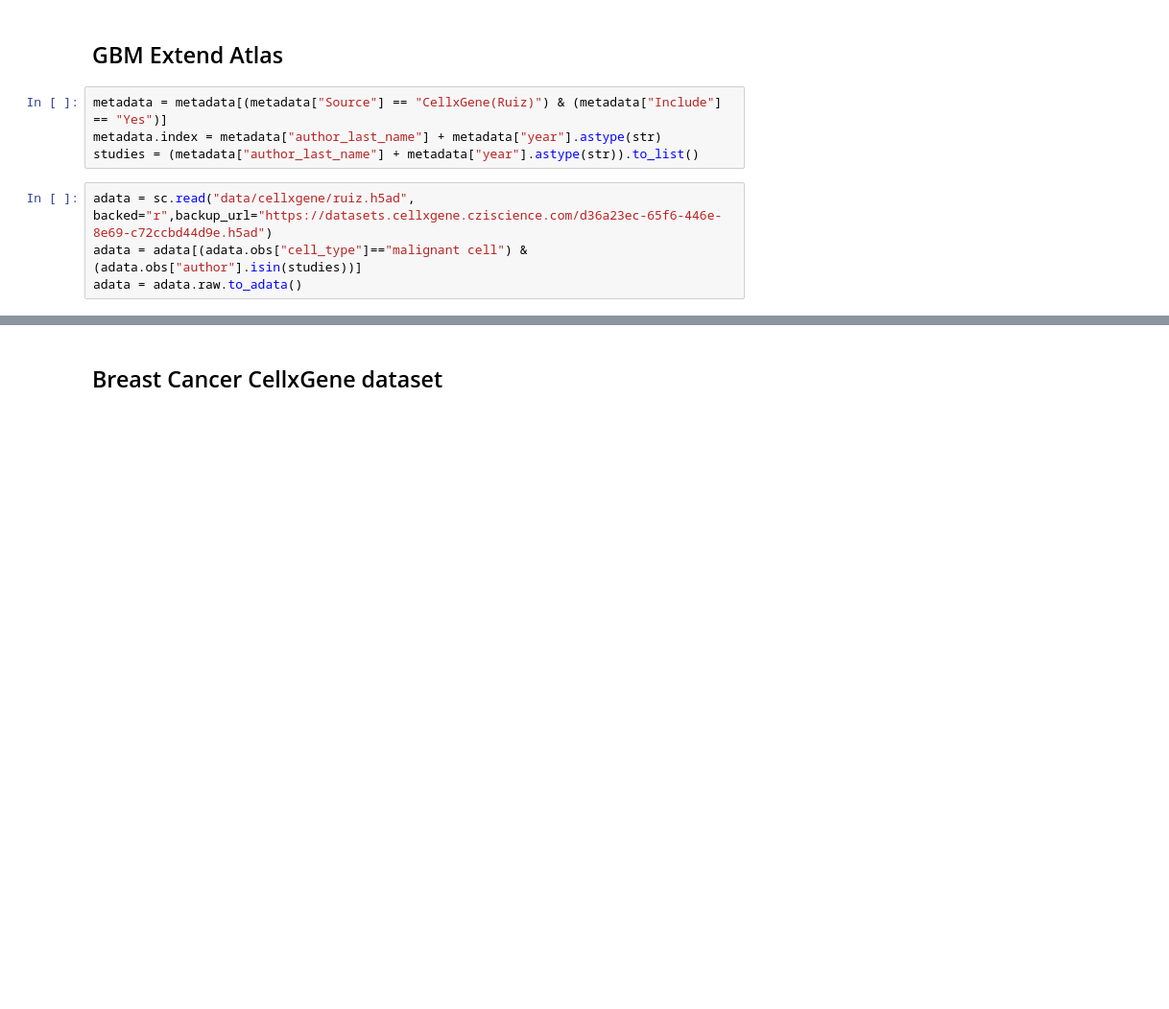
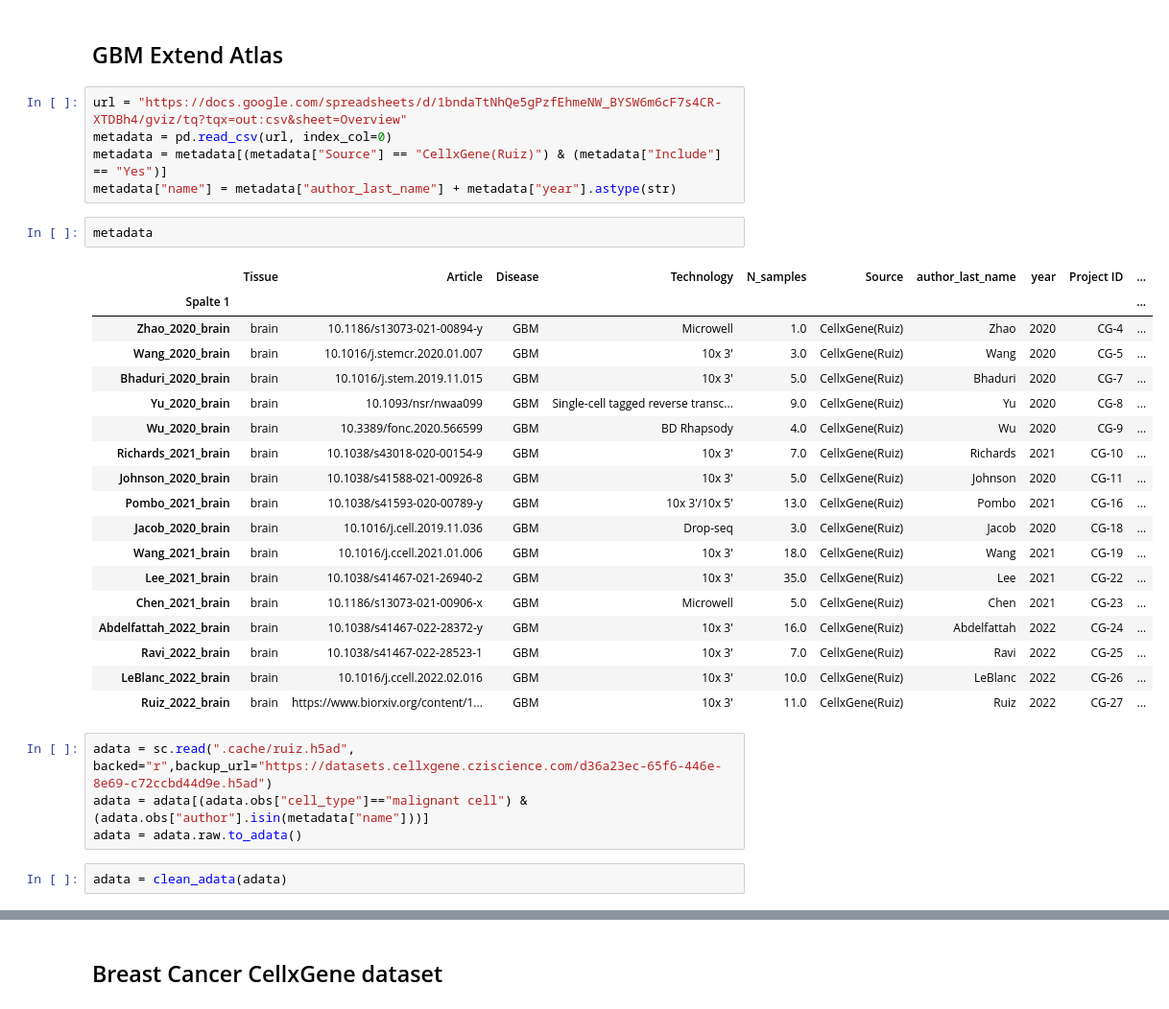
Before and after one commit to BoevaLab/CancerFoundation, a Jupyter notebook: training_data/cellxgene.ipynb, the cells around one changed output, grey strips where cells are left out. Shown at 96% size. Cells and saved outputs as stored; diff of their text form; blank space fills up the shorter version.

Commit message:
Updated pretraining data generation

```diff
--- a/training_data/cellxgene.ipynb
+++ b/training_data/cellxgene.ipynb
@@ -23,10 +24,34 @@ metadata = pd.read_csv("study_overview.csv", index_col=0)
 # %% [markdown]
 ## GBM Extend Atlas
 # %%
+url = "https://docs.google.com/spreadsheets/d/1bndaTtNhQe5gPzfEhmeNW_BYSW6m6cF7s4CR-XTDBh4/gviz/tq?tqx=out:csv&sheet=Overview"
+metadata = pd.read_csv(url, index_col=0)
 metadata = metadata[(metadata["Source"] == "CellxGene(Ruiz)") & (metadata["Include"] == "Yes")]
-metadata.index = metadata["author_last_name"] + metadata["year"].astype(str)
-studies = (metadata["author_last_name"] + metadata["year"].astype(str)).to_list()
+metadata["name"] = metadata["author_last_name"] + metadata["year"].astype(str)
+# %%
+metadata
+# %% [output]
+|  | Tissue | Article | Disease | Technology | N_samples | Source | author_last_name | year | Project ID | ... |
+| Spalte 1 |  |  |  |  |  |  |  |  |  | ... |
+| Zhao_2020_brain | brain | 10.1186/s13073-021-00894-y | GBM | Microwell | 1.0 | CellxGene(Ruiz) | Zhao | 2020 | CG-4 | ... |
+| Wang_2020_brain | brain | 10.1016/j.stemcr.2020.01.007 | GBM | 10x 3' | 3.0 | CellxGene(Ruiz) | Wang | 2020 | CG-5 | ... |
+| Bhaduri_2020_brain | brain | 10.1016/j.stem.2019.11.015 | GBM | 10x 3' | 5.0 | CellxGene(Ruiz) | Bhaduri | 2020 | CG-7 | ... |
+| Yu_2020_brain | brain | 10.1093/nsr/nwaa099 | GBM | Single-cell tagged reverse transc... | 9.0 | CellxGene(Ruiz) | Yu | 2020 | CG-8 | ... |
+| Wu_2020_brain | brain | 10.3389/fonc.2020.566599 | GBM | BD Rhapsody | 4.0 | CellxGene(Ruiz) | Wu | 2020 | CG-9 | ... |
+| Richards_2021_brain | brain | 10.1038/s43018-020-00154-9 | GBM | 10x 3' | 7.0 | CellxGene(Ruiz) | Richards | 2021 | CG-10 | ... |
+| Johnson_2020_brain | brain | 10.1038/s41588-021-00926-8 | GBM | 10x 3' | 5.0 | CellxGene(Ruiz) | Johnson | 2020 | CG-11 | ... |
+| Pombo_2021_brain | brain | 10.1038/s41593-020-00789-y | GBM | 10x 3'/10x 5' | 13.0 | CellxGene(Ruiz) | Pombo | 2021 | CG-16 | ... |
+| Jacob_2020_brain | brain | 10.1016/j.cell.2019.11.036 | GBM | Drop-seq | 3.0 | CellxGene(Ruiz) | Jacob | 2020 | CG-18 | ... |
+| Wang_2021_brain | brain | 10.1016/j.ccell.2021.01.006 | GBM | 10x 3' | 18.0 | CellxGene(Ruiz) | Wang | 2021 | CG-19 | ... |
+| Lee_2021_brain | brain | 10.1038/s41467-021-26940-2 | GBM | 10x 3' | 35.0 | CellxGene(Ruiz) | Lee | 2021 | CG-22 | ... |
+| Chen_2021_brain | brain | 10.1186/s13073-021-00906-x | GBM | Microwell | 5.0 | CellxGene(Ruiz) | Chen | 2021 | CG-23 | ... |
+| Abdelfattah_2022_brain | brain | 10.1038/s41467-022-28372-y | GBM | 10x 3' | 16.0 | CellxGene(Ruiz) | Abdelfattah | 2022 | CG-24 | ... |
+| Ravi_2022_brain | brain | 10.1038/s41467-022-28523-1 | GBM | 10x 3' | 7.0 | CellxGene(Ruiz) | Ravi | 2022 | CG-25 | ... |
+| LeBlanc_2022_brain | brain | 10.1016/j.ccell.2022.02.016 | GBM | 10x 3' | 10.0 | CellxGene(Ruiz) | LeBlanc | 2022 | CG-26 | ... |
+| Ruiz_2022_brain | brain | https://www.biorxiv.org/content/1... | GBM | 10x 3' | 11.0 | CellxGene(Ruiz) | Ruiz | 2022 | CG-27 | ... |
 # %%
-adata = sc.read("data/cellxgene/ruiz.h5ad", backed="r",backup_url="https://datasets.cellxgene.cziscience.com/d36a23ec-65f6-446e-8e69-c72ccbd44d9e.h5ad")
-adata = adata[(adata.obs["cell_type"]=="malignant cell") & (adata.obs["author"].isin(studies))]
+adata = sc.read(".cache/ruiz.h5ad", backed="r",backup_url="https://datasets.cellxgene.cziscience.com/d36a23ec-65f6-446e-8e69-c72ccbd44d9e.h5ad")
+adata = adata[(adata.obs["cell_type"]=="malignant cell") & (adata.obs["author"].isin(metadata["name"]))]
 adata = adata.raw.to_adata()
+# %%
+adata = clean_adata(adata)
```
Also changed, not shown: parts of 21 cells of this notebook, 5 other files.
